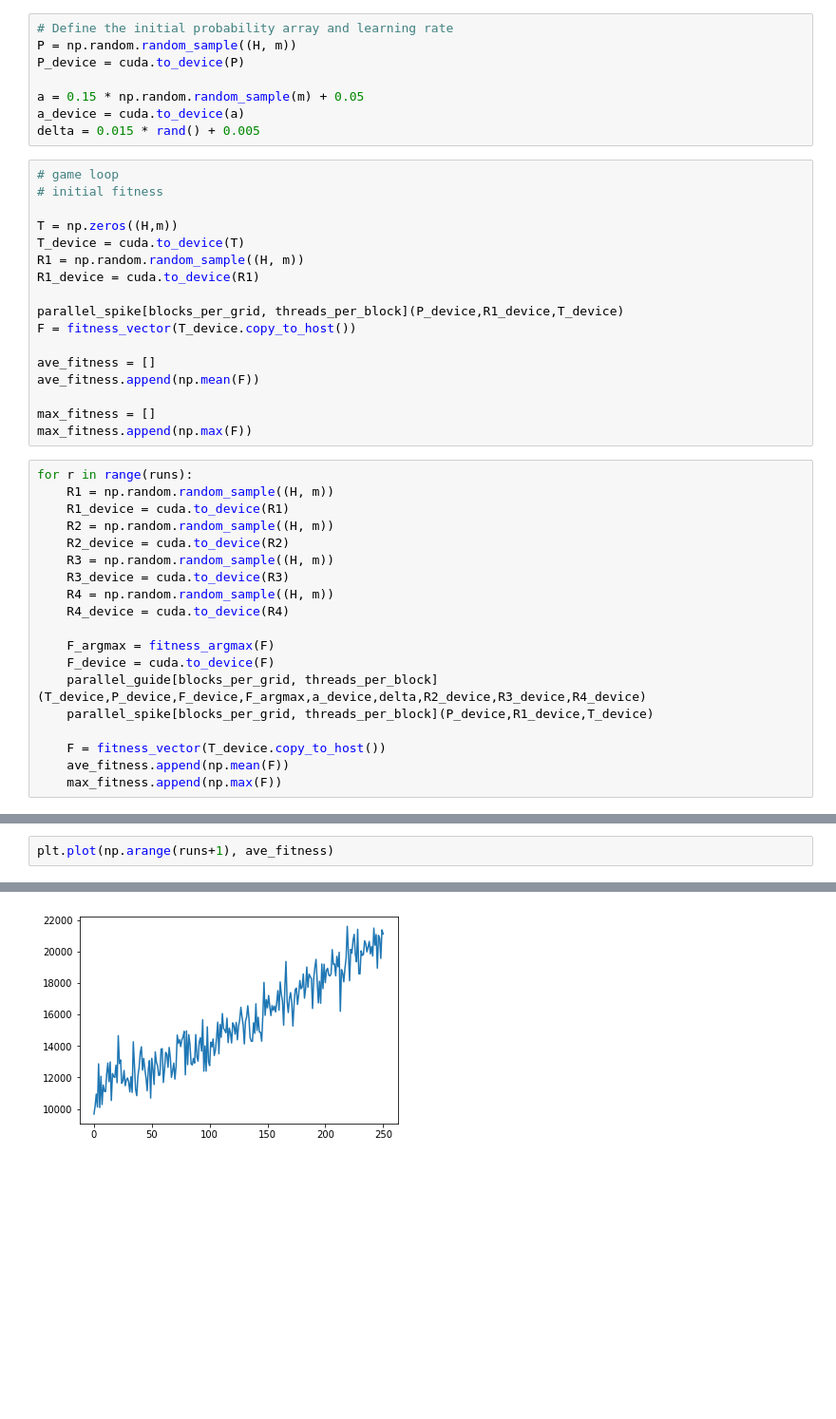
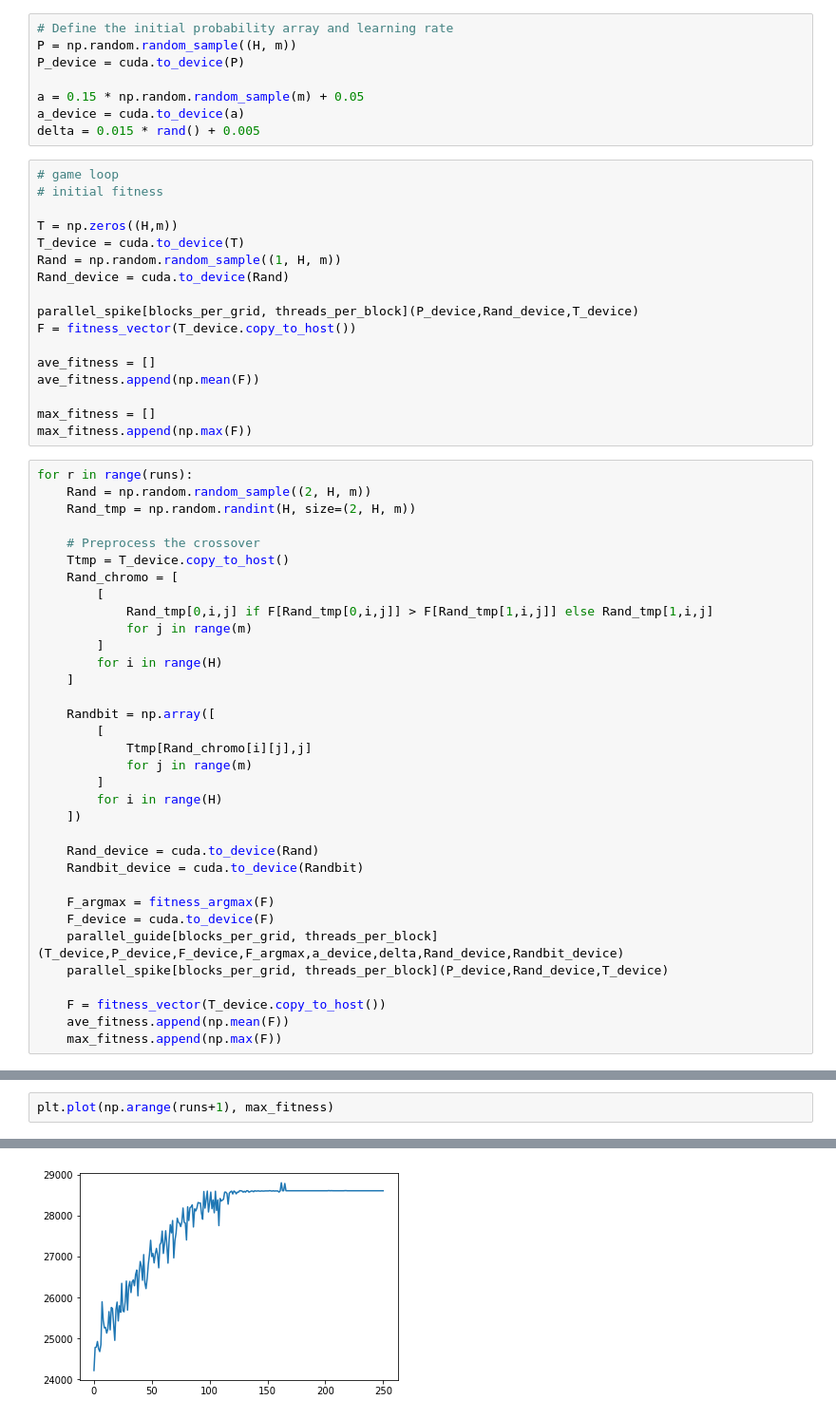
Before and after one commit to DEGABGED/CS171-Exercise1, a Jupyter notebook: CS 171 Optimization SN P Systems.ipynb, the cells around one changed output, grey strips where cells are left out. Shown: that part at 95% size. Drawn from its saved outputs; the diff is of its cells as text; blank space fills up the shorter version.

```diff
--- a/CS 171 Optimization SN P Systems.ipynb
+++ b/CS 171 Optimization SN P Systems.ipynb
@@ -178,10 +232,10 @@ delta = 0.015 * rand() + 0.005
 
 T = np.zeros((H,m))
 T_device = cuda.to_device(T)
-R1 = np.random.random_sample((H, m))
-R1_device = cuda.to_device(R1)
+Rand = np.random.random_sample((1, H, m))
+Rand_device = cuda.to_device(Rand)
 
-parallel_spike[blocks_per_grid, threads_per_block](P_device,R1_device,T_device)
+parallel_spike[blocks_per_grid, threads_per_block](P_device,Rand_device,T_device)
 F = fitness_vector(T_device.copy_to_host())
 
 ave_fitness = []
@@ -191,19 +245,34 @@ max_fitness = []
 max_fitness.append(np.max(F))
 # %%
 for r in range(runs):
-    R1 = np.random.random_sample((H, m))
-    R1_device = cuda.to_device(R1)
-    R2 = np.random.random_sample((H, m))
-    R2_device = cuda.to_device(R2)
-    R3 = np.random.random_sample((H, m))
-    R3_device = cuda.to_device(R3)
-    R4 = np.random.random_sample((H, m))
-    R4_device = cuda.to_device(R4)
+    Rand = np.random.random_sample((2, H, m))
+    Rand_tmp = np.random.randint(H, size=(2, H, m))
+
+    # Preprocess the crossover
+    Ttmp = T_device.copy_to_host()
+    Rand_chromo = [
+        [
+            Rand_tmp[0,i,j] if F[Rand_tmp[0,i,j]] > F[Rand_tmp[1,i,j]] else Rand_tmp[1,i,j]
+            for j in range(m)
+        ]
+        for i in range(H)
+    ]
+
+    Randbit = np.array([
+        [
+            Ttmp[Rand_chromo[i][j],j]
+            for j in range(m)
+        ]
+        for i in range(H)
+    ])
+
+    Rand_device = cuda.to_device(Rand)
+    Randbit_device = cuda.to_device(Randbit)
 
     F_argmax = fitness_argmax(F)
     F_device = cuda.to_device(F)
-    parallel_guide[blocks_per_grid, threads_per_block](T_device,P_device,F_device,F_argmax,a_device,delta,R2_device,R3_device,R4_device)
-    parallel_spike[blocks_per_grid, threads_per_block](P_device,R1_device,T_device)
+    parallel_guide[blocks_per_grid, threads_per_block](T_device,P_device,F_device,F_argmax,a_device,delta,Rand_device,Randbit_device)
+    parallel_spike[blocks_per_grid, threads_per_block](P_device,Rand_device,T_device)
 
     F = fitness_vector(T_device.copy_to_host())
     ave_fitness.append(np.mean(F))
@@ -211,5 +282,5 @@ for r in range(runs):
 # %%
-plt.plot(np.arange(runs+1), ave_fitness)
+plt.plot(np.arange(runs+1), max_fitness)
 # %% [output]
 [<matplotlib.lines.Line2D at 0x...>]
-[figure, old version]
+[figure, new version]
```
Also changed, not shown: parts of 6 cells of this notebook.
